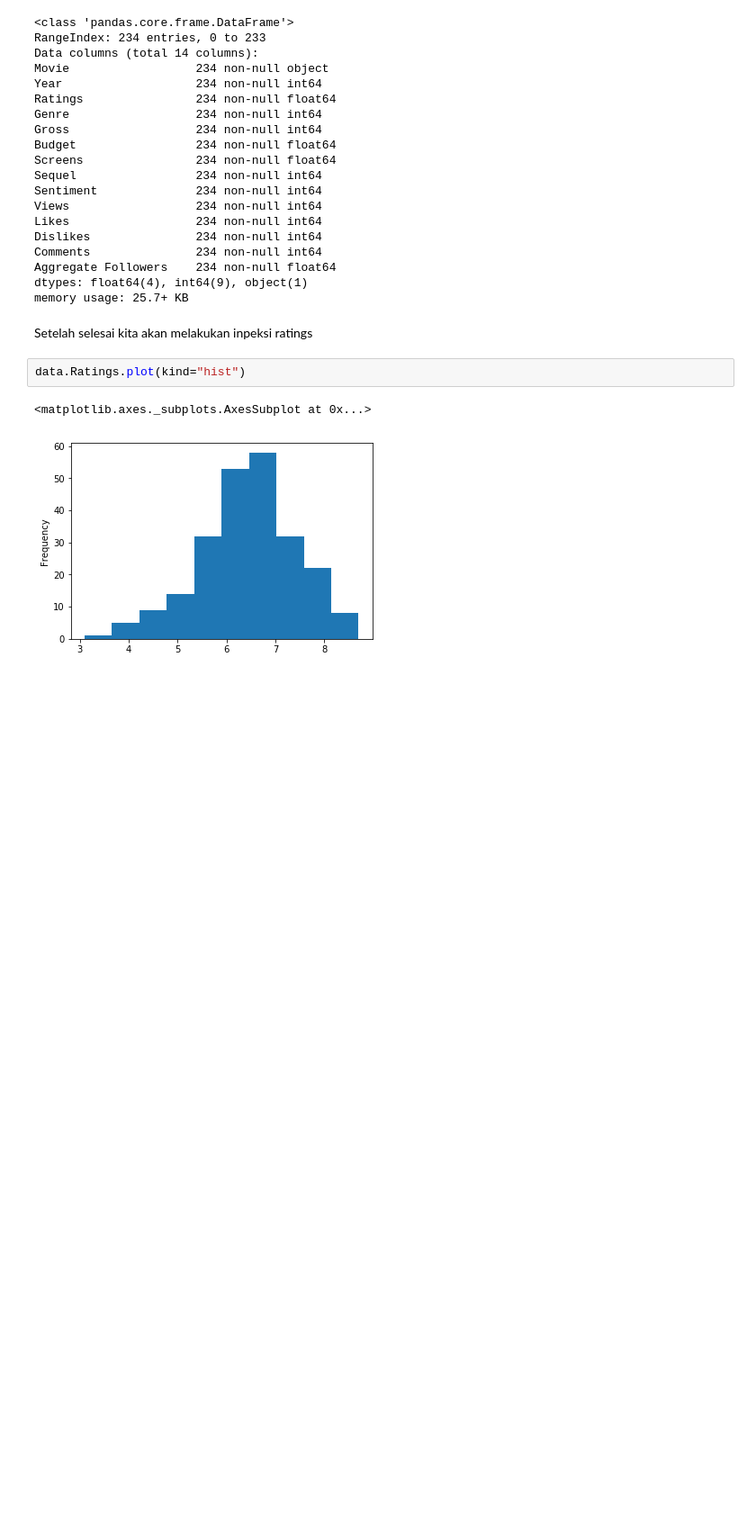
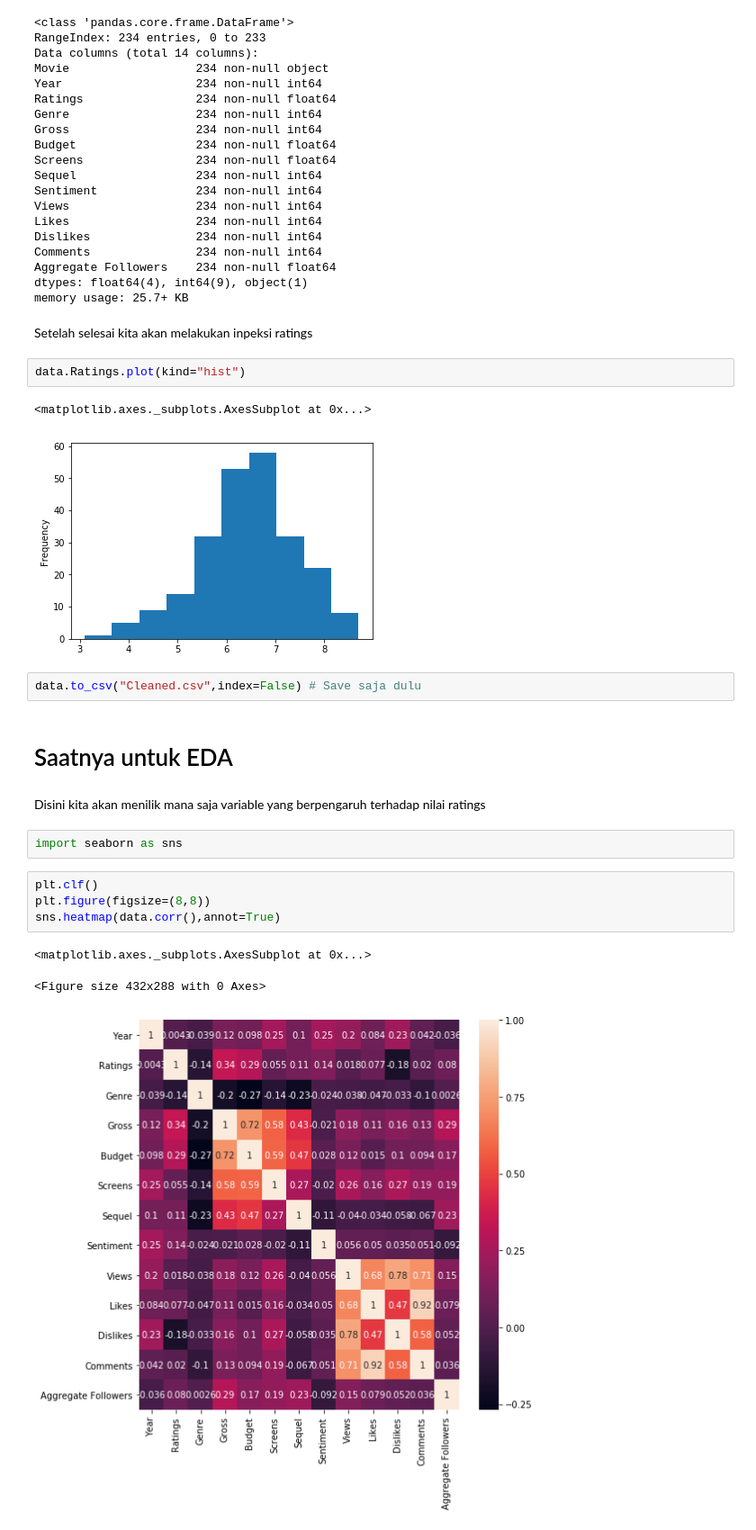
Before and after one commit to FawwazMayda/UTSRPLD, a Jupyter notebook: Permulaan.ipynb, the cells around one changed output. Shown: that part at 90% size. Saved outputs shown, nothing was run; the diff lists cells and outputs as text; blank space fills up the shorter version.

```diff
--- a/Permulaan.ipynb
+++ b/Permulaan.ipynb
@@ -132,3 +132,19 @@ data.Ratings.plot(kind="hist")
 # %% [output]
 <matplotlib.axes._subplots.AxesSubplot at 0x...>
 [figure]
+# %%
+data.to_csv("Cleaned.csv",index=False) # Save saja dulu
+# %% [markdown]
+# Saatnya untuk EDA
+# %% [markdown]
+Disini kita akan menilik mana saja variable yang berpengaruh terhadap nilai ratings
+# %%
+import seaborn as sns
+# %%
+plt.clf()
+plt.figure(figsize=(8,8))
+sns.heatmap(data.corr(),annot=True)
+# %% [output]
+<matplotlib.axes._subplots.AxesSubplot at 0x...>
+<Figure size 432x288 with 0 Axes>
+[figure, added]
```
Also changed, not shown: parts of 2 cells of this notebook.
